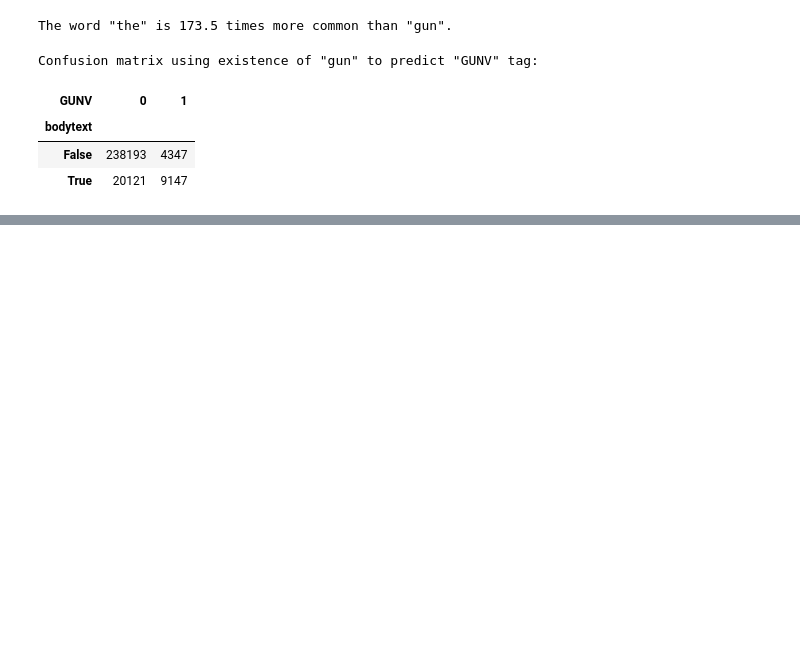
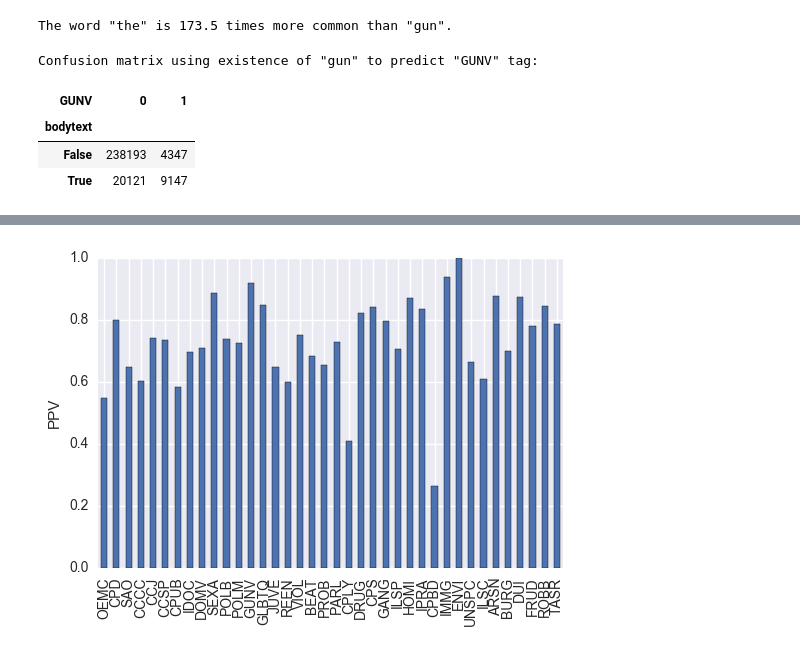
Before and after one commit to chicago-justice-project/article-tagging, a Jupyter notebook: src/explorations.ipynb, the cells around one changed output, grey strips where cells are left out. Drawn from its saved outputs; the diff is of its cells as text; code cells hidden in the pictures; blank space fills up the shorter version.

```diff
--- a/src/explorations.ipynb
+++ b/src/explorations.ipynb
@@ -153,0 +243,5 @@ Confusion matrix using existence of "gun" to predict "GUNV" tag:
+# %%
+perf['PPV'].plot(kind='bar', ylim=[0,1])
+plt.ylabel('PPV');
+# %% [output]
+[figure, added]
```
Also changed, not shown: parts of 11 cells of this notebook.
